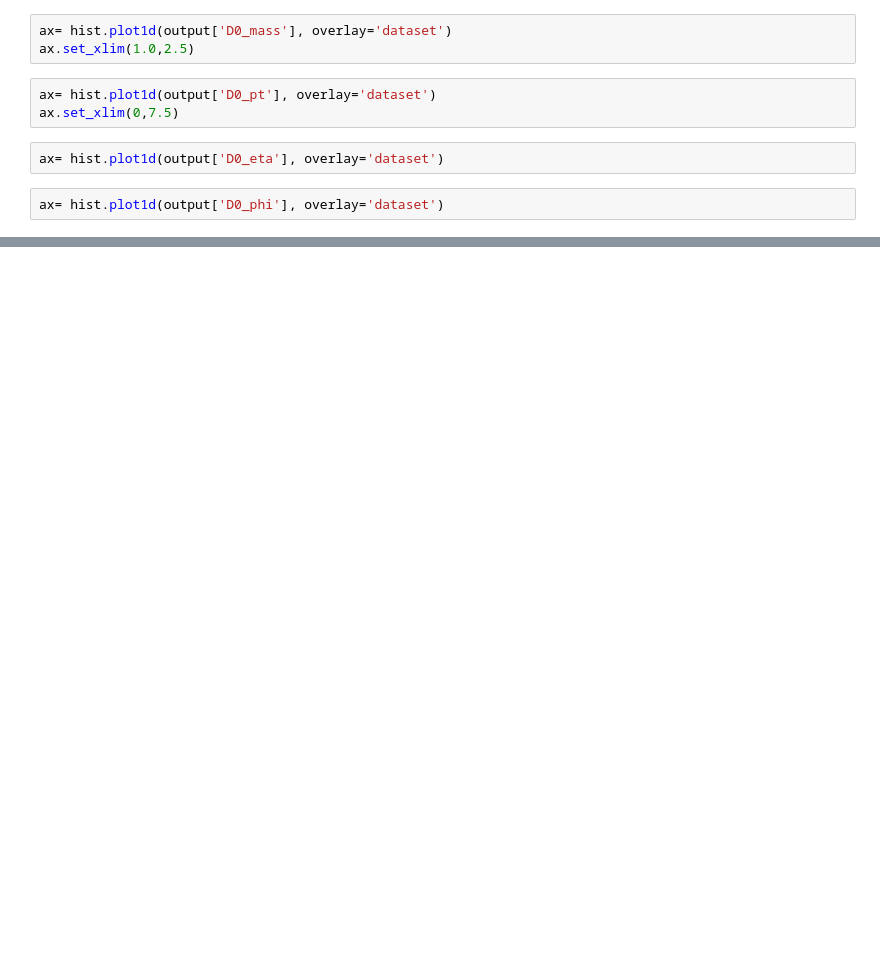
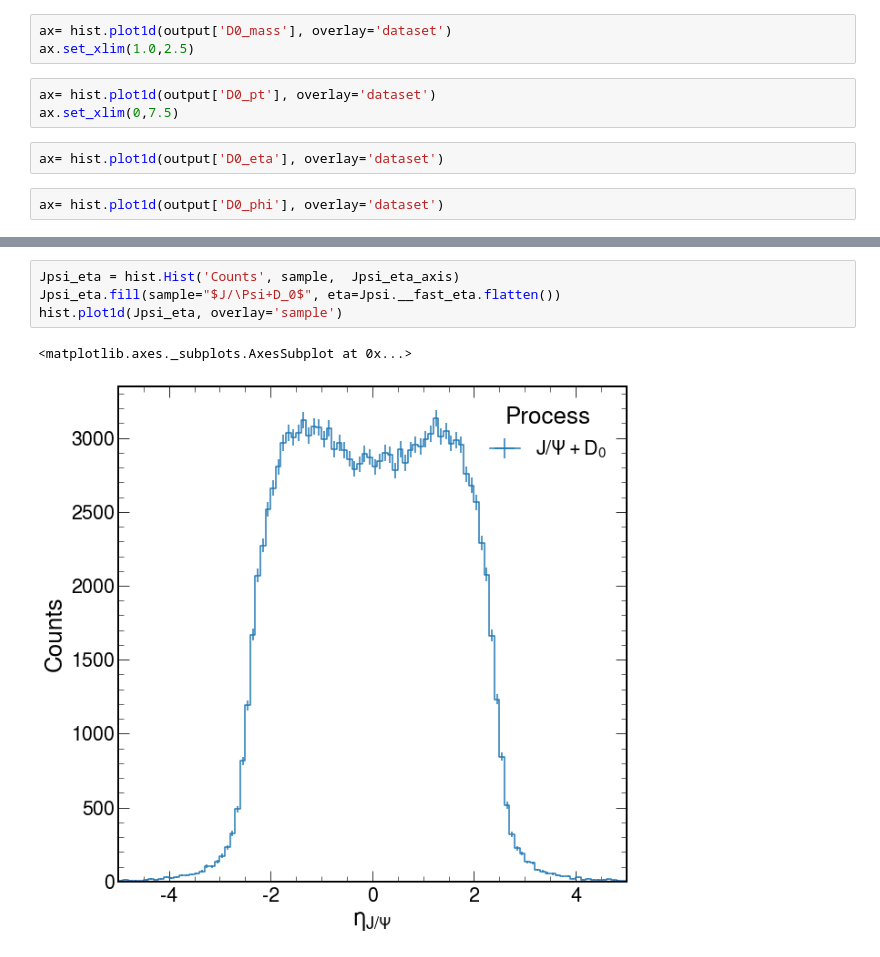
Before and after one commit to Mapse/OniaOpenCharmRun2ULAna, a Jupyter notebook: GenParticle_analyzer.ipynb, the cells around one changed output, grey strips where cells are left out. Drawn from its saved outputs; the diff is of its cells as text; blank space fills up the shorter version.

```diff
--- a/GenParticle_analyzer.ipynb
+++ b/GenParticle_analyzer.ipynb
@@ -142,0 +121,7 @@ Lambda_cplus = Lambda_cplus[Lambda_cplus_same_vtx]
+# %%
+Jpsi_eta = hist.Hist('Counts', sample,  Jpsi_eta_axis)
+Jpsi_eta.fill(sample="$J/\Psi+D_0$", eta=Jpsi.__fast_eta.flatten())
+hist.plot1d(Jpsi_eta, overlay='sample')
+# %% [output]
+<matplotlib.axes._subplots.AxesSubplot at 0x...>
+[figure, added]
```
Also changed, not shown: parts of 78 cells of this notebook, 1 other file.
